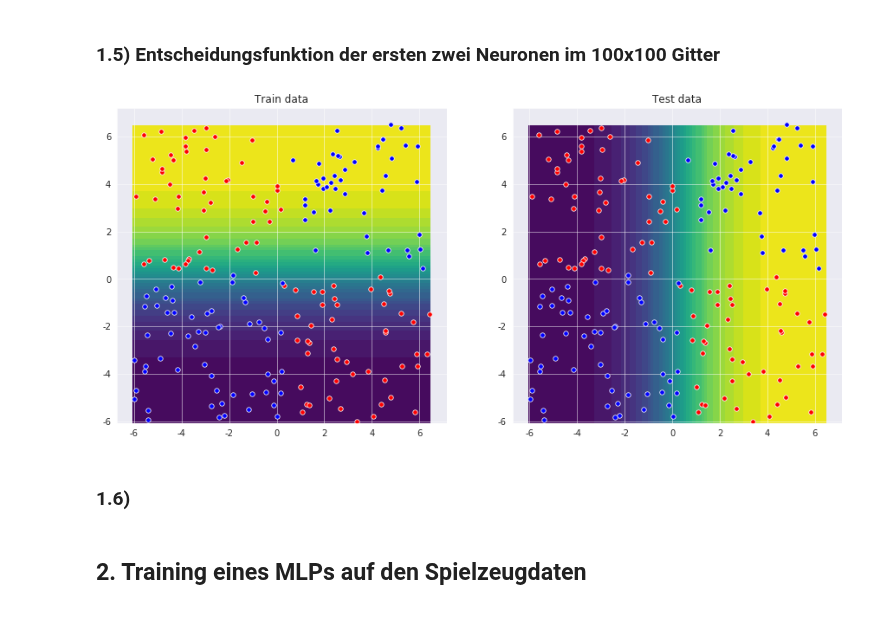
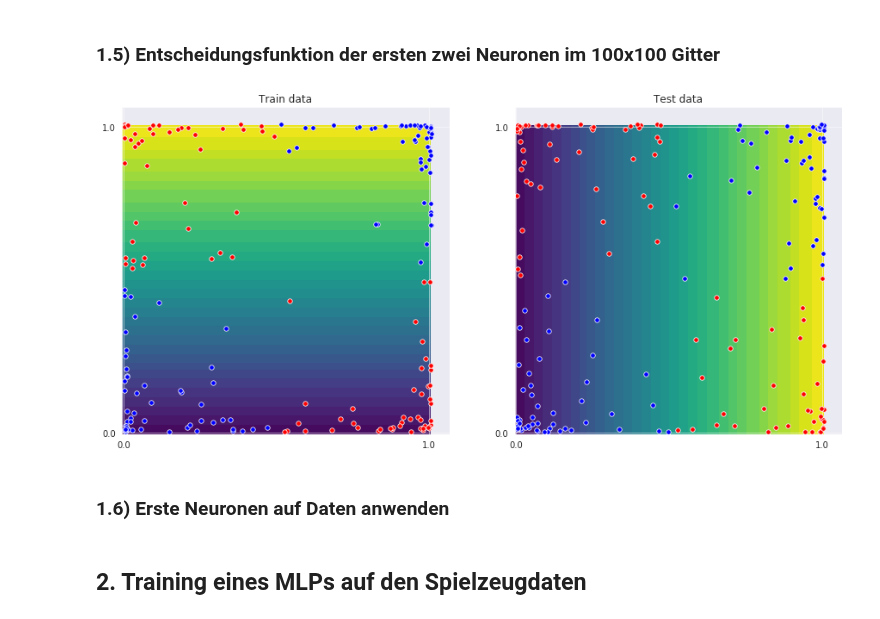
Before and after one commit to hekrause/htwg_mldl, a Jupyter notebook: Uebungen/Uebung05/Notebooks/work.ipynb, the cells around one changed output. Cells and saved outputs as stored; diff of their text form; code cells hidden in the pictures.

```diff
--- a/Uebungen/Uebung05/Notebooks/work.ipynb
+++ b/Uebungen/Uebung05/Notebooks/work.ipynb
@@ -112,47 +394,15 @@ values = np.asarray(values)
-# %%
-fig, axes = plt.subplots(nrows=1, ncols=2, figsize=(15, 10))
-palette = sns.color_palette("viridis", 32)
-cmap = ListedColormap(sns.color_palette(palette).as_hex())
-
-axes[0].imshow(values[0], interpolation='none', cmap=cmap)
-axes[0].grid(color='w', linestyle='-', linewidth=0.5)
-axes[0].invert_yaxis()
-
-train_data_0 = train_data[train_labels == 0]
-train_data_1 = train_data[train_labels == 1]
-train_data_0_plot = (train_data_0 + 6) * (100/12)
-train_data_1_plot = (train_data_1 + 6) * (100/12)
-sns.scatterplot(x=train_data_0_plot[:, 0], y=train_data_0_plot[:, 1], color='red', ax=axes[0], s=30)
-sns.scatterplot(x=train_data_1_plot[:, 0], y=train_data_1_plot[:, 1], color='blue', ax=axes[0], s=30)
-axes[0].set_title("Train data")
-
-pos_list = np.arange(0, 100, 16)
-value_list = np.arange(-6, 8, 2)
-axes[0].xaxis.set_major_locator(ticker.FixedLocator((pos_list)))
-axes[0].xaxis.set_major_formatter(ticker.FixedFormatter((value_list)))
-axes[0].yaxis.set_major_locator(ticker.FixedLocator((pos_list)))
-axes[0].yaxis.set_major_formatter(ticker.FixedFormatter((value_list)))
-
-
-axes[1].imshow(values[1], interpolation='none', cmap=cmap)
-axes[1].grid(color='w', linestyle='-', linewidth=0.5)
-axes[1].invert_yaxis()
-
-train_data_0 = train_data[train_labels == 0]
-train_data_1 = train_data[train_labels == 1]
-train_data_0_plot = (train_data_0 + 6) * (100/12)
-train_data_1_plot = (train_data_1 + 6) * (100/12)
-sns.scatterplot(x=train_data_0_plot[:, 0], y=train_data_0_plot[:, 1], color='red', ax=axes[1], s=30)
-sns.scatterplot(x=train_data_1_plot[:, 0], y=train_data_1_plot[:, 1], color='blue', ax=axes[1], s=30)
-axes[1].set_title("Test data")
-
-pos_list = np.arange(0, 100, 16)
-value_list = np.arange(-6, 8, 2)
-axes[1].xaxis.set_major_locator(ticker.FixedLocator((pos_list)))
-axes[1].xaxis.set_major_formatter(ticker.FixedFormatter((value_list)))
-axes[1].yaxis.set_major_locator(ticker.FixedLocator((pos_list)))
-axes[1].yaxis.set_major_formatter(ticker.FixedFormatter((value_list)))
-# %% [output]
-[figure, removed]
+# %%
+global activation_method
+global cost_method
+activation_method = "SIGMOID"
+cost_method = "MSE"
+
+x0 = perzeptron(x0)
+x2 = perzeptron(x2)
+
+values = get_first_layer_grid(x0, x2)
+plot_grid(x0, y0, x2, y2, values)
+# %% [output]
+[figure, added]
 # %% [markdown]
-### 1.6)
+### 1.6) Erste Neuronen auf Daten anwenden
```
Also changed, not shown: parts of 29 cells of this notebook.
